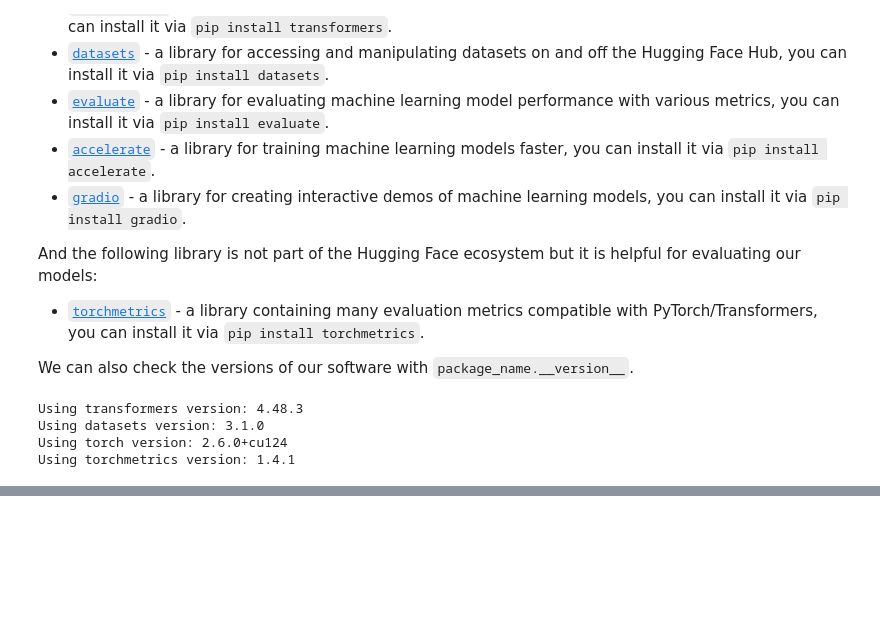
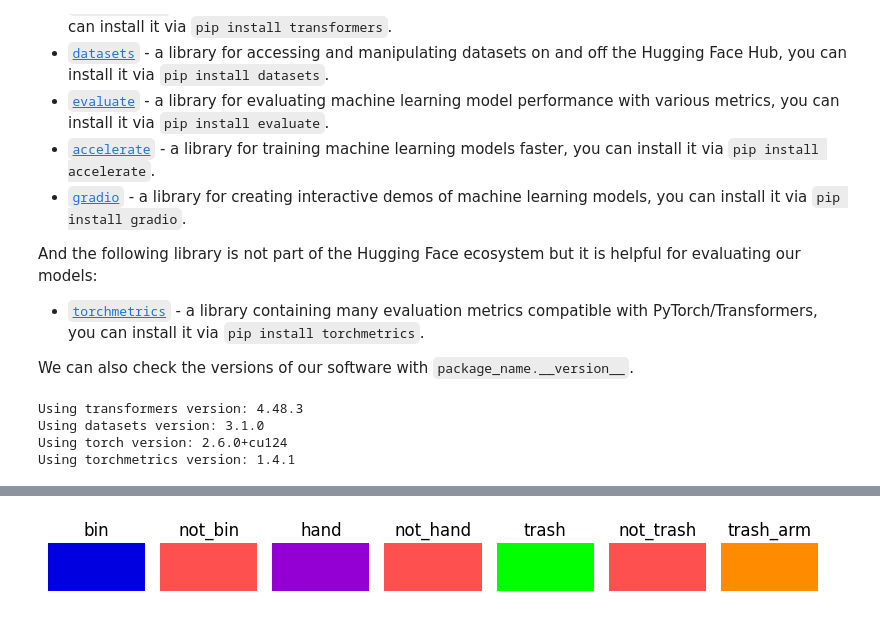
Before and after one commit to banno-0720/Deep-Learning-Projects, a Jupyter notebook: Trashify.ipynb, the cells around one changed output, grey strips where cells are left out. Saved outputs shown, nothing was run; the diff lists cells and outputs as text; code cells hidden in the pictures; blank space fills up the shorter version.

```diff
--- a/Trashify.ipynb
+++ b/Trashify.ipynb
@@ -200,0 +436,46 @@ Using torchmetrics version: 1.4.1
+# %%
+# Make colour dictionary
+colour_palette = {
+    'bin': (0, 0, 224),         # Bright Blue (High contrast with greenery) in format (red, green, blue)
+    'not_bin': (255, 80, 80),   # Light Red to indicate negative class
+
+    'hand': (148, 0, 211),      # Dark Purple (Contrasts well with skin tones)
+    'not_hand': (255, 80, 80),  # Light Red to indicate negative class
+
+    'trash': (0, 255, 0),       # Bright Green (For trash-related items)
+    'not_trash': (255, 80, 80), # Light Red to indicate negative class
+
+    'trash_arm': (255, 140, 0), # Deep Orange (Highly visible)
+}
+# %%
+import matplotlib.pyplot as plt
+import numpy as np
+
+# Normalize RGB values to 0-1 range
+def normalize_rgb(rgb_tuple):
+    return tuple(x/255 for x in rgb_tuple)
+
+# Turn colors into normalized RGB values for matplotlib
+colors_and_labels_rgb = [(key, normalize_rgb(value)) for key, value in colour_palette.items()]
+
+# Create figure and axis
+fig, ax = plt.subplots(1, 7, figsize=(8, 1))
+
+# Flatten the axis array for easier iteration
+ax = ax.flatten()
+
+# Plot each color square
+for idx, (label, color) in enumerate(colors_and_labels_rgb):
+    ax[idx].add_patch(plt.Rectangle(xy=(0, 0),
+                                    width=1,
+                                    height=1,
+                                    facecolor=color))
+    ax[idx].set_title(label)
+    ax[idx].set_xlim(0, 1)
+    ax[idx].set_ylim(0, 1)
+    ax[idx].axis('off')
+
+plt.tight_layout()
+plt.show()
+# %% [output]
+[figure, added]
```
Also changed, not shown: parts of 15 cells of this notebook.
